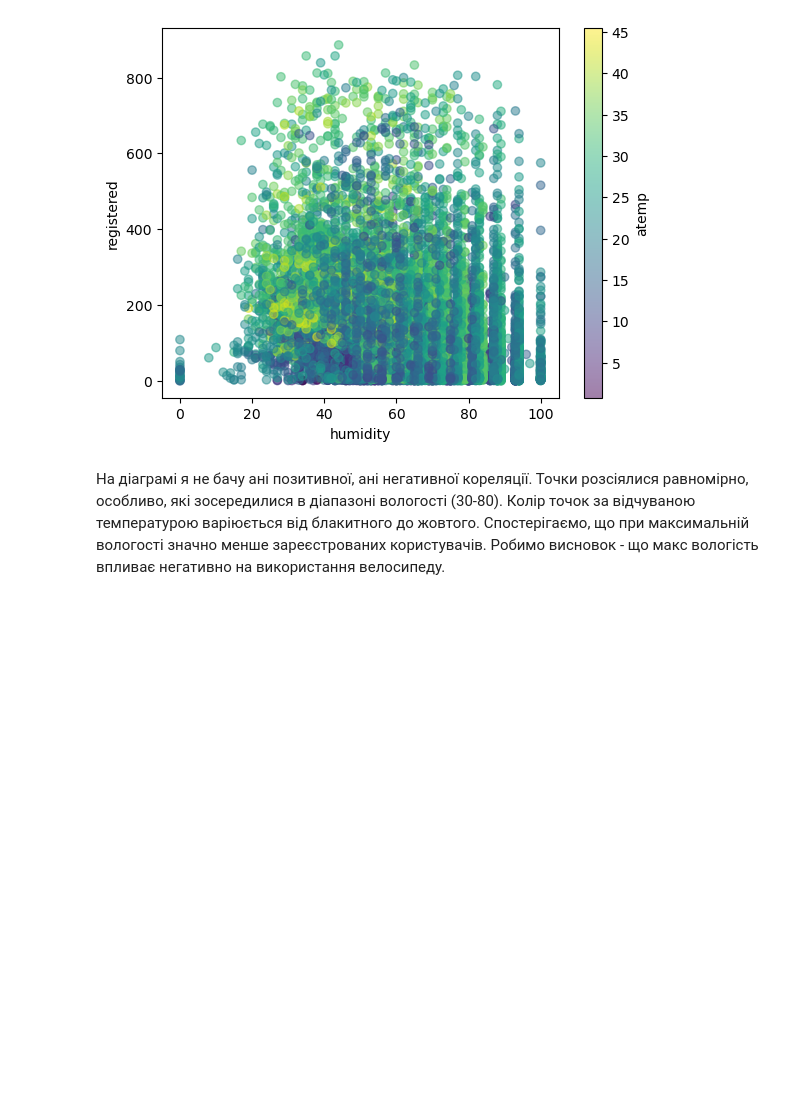
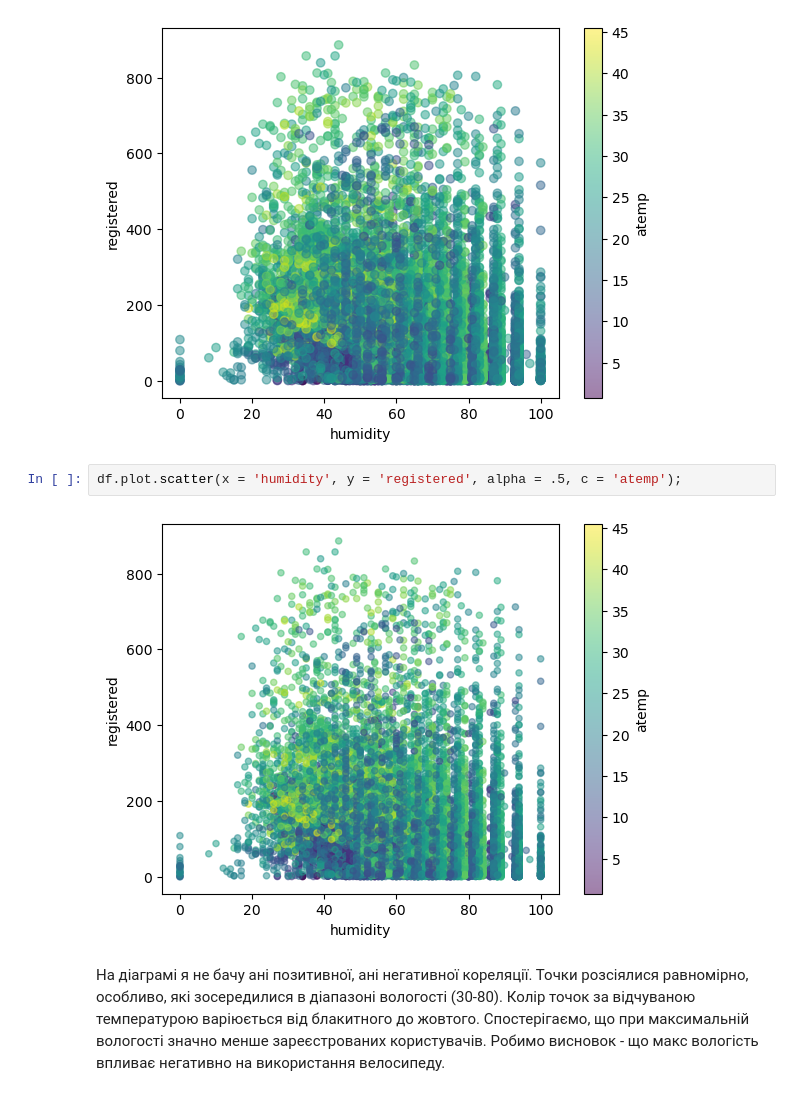
Before and after one commit to MarynaDanets/python_for_ds_tasks, a Jupyter notebook: hw_4_4_Візуалізація_з_pandas.ipynb, the cells around one changed output. Cells and saved outputs as stored; diff of their text form; blank space fills up the shorter version.

```diff
--- a/hw_4_4_Візуалізація_з_pandas.ipynb
+++ b/hw_4_4_Візуалізація_з_pandas.ipynb
@@ -147,6 +150,10 @@ plt.ylabel(col_y)
 plt.colorbar(label = 'atemp');
 # %% [output]
 [figure]
+# %%
+df.plot.scatter(x = 'humidity', y = 'registered', alpha = .5, c = 'atemp');
+# %% [output]
+[figure, added]
 # %% [markdown]
 На діаграмі я не бачу ані позитивної, ані негативної кореляції. Точки розсіялися равномірно, особливо, які зосередилися в діапазоні вологості (30-80).
 Колір точок за відчуваною температурою варіюється від блакитного до жовтого.
```
Also changed, not shown: parts of 4 cells of this notebook.
